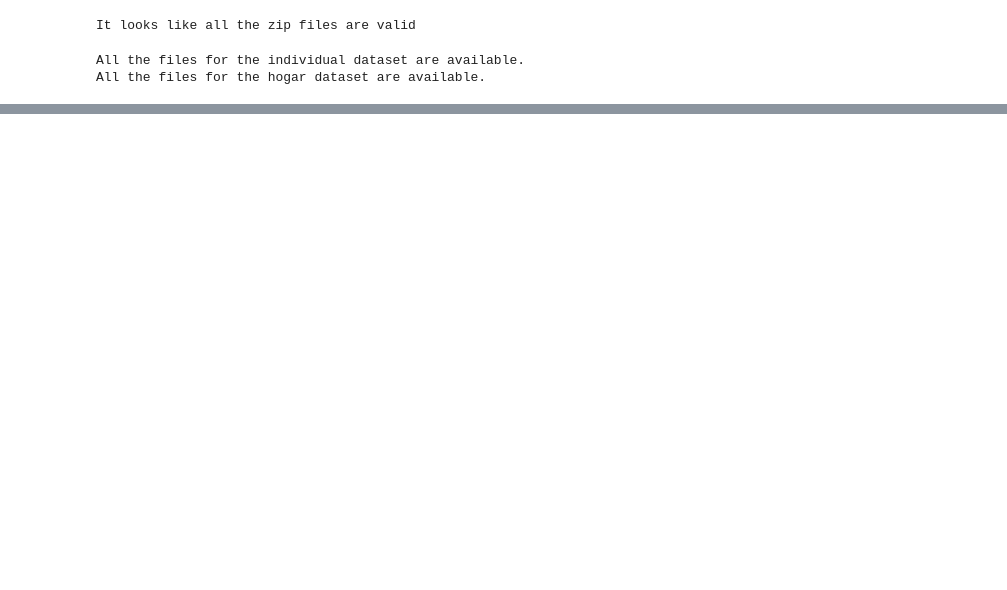
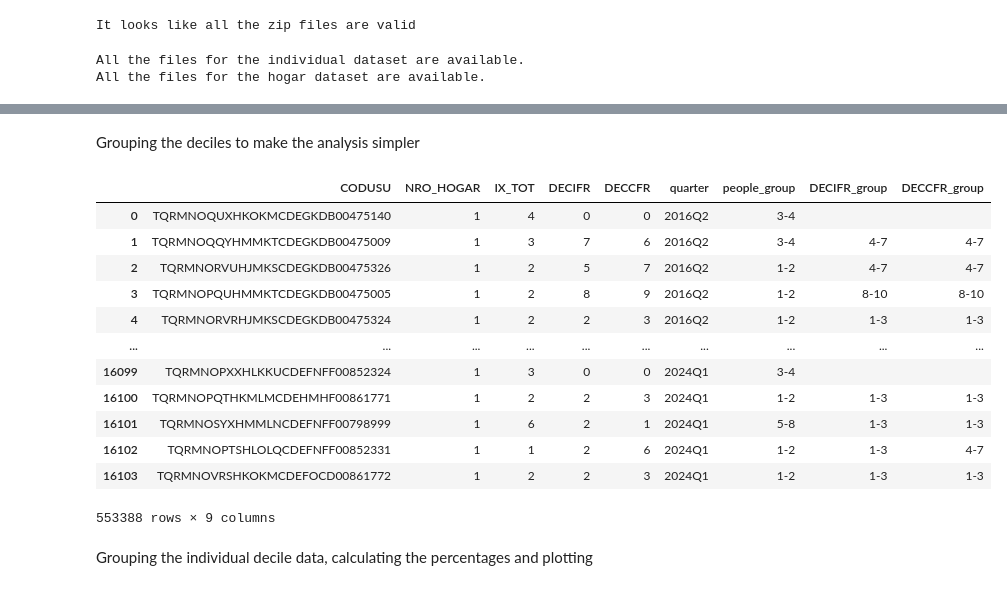
Before and after one commit to jpoletti/eph-database, a Jupyter notebook: bajar-microdatos.ipynb, the cells around one changed output, grey strips where cells are left out. Cells and saved outputs as stored; diff of their text form; code cells hidden in the pictures; blank space fills up the shorter version.

```diff
--- a/bajar-microdatos.ipynb
+++ b/bajar-microdatos.ipynb
@@ -425,0 +427,16 @@ eph.to_csv('EPH.csv', index=False)
+# %%
+# Fixing a few strings
+hogar['DECCFR'] = hogar['DECCFR'].apply(remove_first_zeros)
+
+# Removing any NaNs
+hogar['DECCFR'] = hogar['DECCFR'].fillna(0)
+
+# Removing any invalid data
+bool_mask = ((hogar['DECCFR'] == 12) | (hogar['DECCFR'] == '12') |
+             (hogar['DECCFR'] == 13) | (hogar['DECCFR'] == '13') |
+             (hogar['DECCFR'] == '00') | (hogar['DECCFR'] == '  '))
+hogar.loc[bool_mask, 'DECCFR'] = 0
+
+hogar['DECCFR'] = hogar['DECCFR'].astype('int16')
+display(hogar.dtypes)
+hogar
@@ -425,0 +466,8 @@ eph.to_csv('EPH.csv', index=False)
+# %%
+people_groups = ((0, 2), (2, 4), (4, 8), (8, 12), (12, 22))
+hogar['people_group'] = ''
+for tupl in people_groups:
+    bool_mask = (hogar['IX_TOT'] > tupl[0]) & (hogar['IX_TOT'] <= tupl[1])
+    hogar.loc[bool_mask, 'people_group'] = f'{tupl[0]+1}-{tupl[1]}'
+
+hogar
@@ -425,0 +488,34 @@ eph.to_csv('EPH.csv', index=False)
+# %% [markdown]
+Grouping the deciles to make the analysis simpler
+# %%
+decile_groups = ((0, 3), (3, 7), (7, 10))
+
+hogar['DECIFR_group'] = ''
+hogar['DECCFR_group'] = ''
+
+for tupl in decile_groups:
+    # Grouping DECIFR
+    bool_mask = (hogar['DECIFR'] > tupl[0]) & (hogar['DECIFR'] <= tupl[1])
+    hogar.loc[bool_mask, 'DECIFR_group'] = f'{tupl[0]+1}-{tupl[1]}'
+
+    # Grouping DECCFR
+    bool_mask = (hogar['DECCFR'] > tupl[0]) & (hogar['DECCFR'] <= tupl[1])
+    hogar.loc[bool_mask, 'DECCFR_group'] = f'{tupl[0]+1}-{tupl[1]}'
+
+hogar
+# %% [output]
+|  | CODUSU | NRO_HOGAR | IX_TOT | DECIFR | DECCFR | quarter | people_group | DECIFR_group | DECCFR_group |
+| 0 | TQRMNOQUXHKOKMCDEGKDB00475140 | 1 | 4 | 0 | 0 | 2016Q2 | 3-4 |  |  |
+| 1 | TQRMNOQQYHMMKTCDEGKDB00475009 | 1 | 3 | 7 | 6 | 2016Q2 | 3-4 | 4-7 | 4-7 |
+| 2 | TQRMNORVUHJMKSCDEGKDB00475326 | 1 | 2 | 5 | 7 | 2016Q2 | 1-2 | 4-7 | 4-7 |
+| 3 | TQRMNOPQUHMMKTCDEGKDB00475005 | 1 | 2 | 8 | 9 | 2016Q2 | 1-2 | 8-10 | 8-10 |
+| 4 | TQRMNORVRHJMKSCDEGKDB00475324 | 1 | 2 | 2 | 3 | 2016Q2 | 1-2 | 1-3 | 1-3 |
+| ... | ... | ... | ... | ... | ... | ... | ... | ... | ... |
+| 16099 | TQRMNOPXXHLKKUCDEFNFF00852324 | 1 | 3 | 0 | 0 | 2024Q1 | 3-4 |  |  |
+| 16100 | TQRMNOPQTHKMLMCDEHMHF00861771 | 1 | 2 | 2 | 3 | 2024Q1 | 1-2 | 1-3 | 1-3 |
+| 16101 | TQRMNOSYXHMMLNCDEFNFF00798999 | 1 | 6 | 2 | 1 | 2024Q1 | 5-8 | 1-3 | 1-3 |
+| 16102 | TQRMNOPTSHLOLQCDEFNFF00852331 | 1 | 1 | 2 | 6 | 2024Q1 | 1-2 | 1-3 | 4-7 |
+| 16103 | TQRMNOVRSHKOKMCDEFOCD00861772 | 1 | 2 | 2 | 3 | 2024Q1 | 1-2 | 1-3 | 1-3 |
+553388 rows × 9 columns
+# %% [markdown]
+Grouping the individual decile data, calculating the percentages and plotting
```
Also changed, not shown: parts of 39 cells of this notebook.
